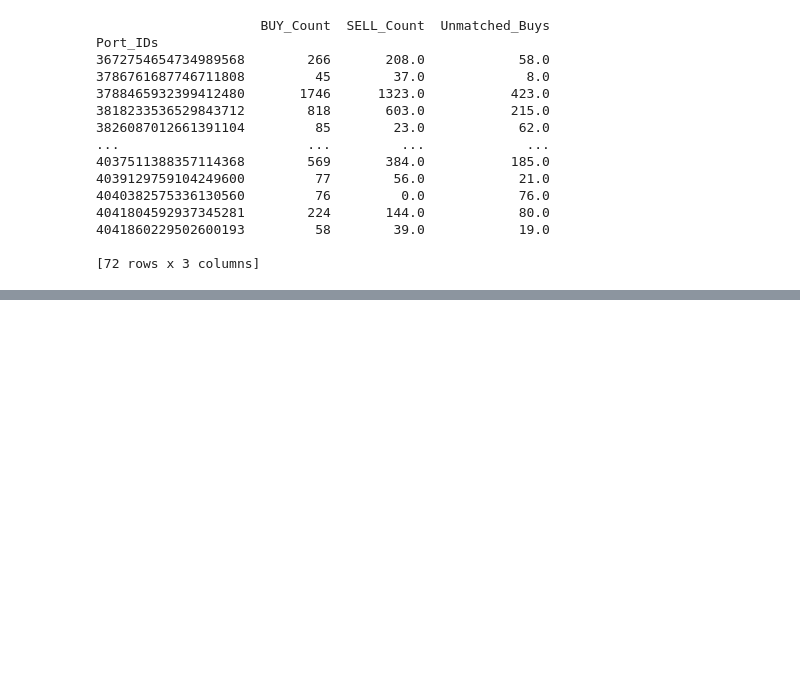
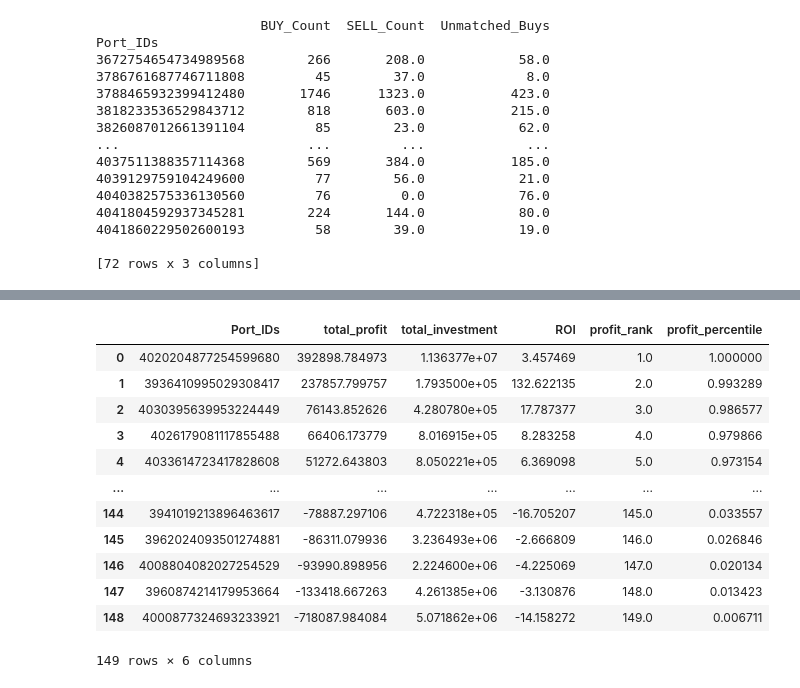
Before and after one commit to abhashgoyal/Binance-Account-Ranking-Algorithm, a Jupyter notebook: Assignment/notebooks/4-feat_eng/EDA_2.ipynb, the cells around one changed output, grey strips where cells are left out. Cells and saved outputs as stored; diff of their text form; code cells hidden in the pictures; blank space fills up the shorter version.

```diff
--- a/Assignment/notebooks/4-feat_eng/EDA_2.ipynb
+++ b/Assignment/notebooks/4-feat_eng/EDA_2.ipynb
@@ -791,0 +797,6 @@ Unique Port_IDs initially: 140
+# %%
+# Group by Port_IDs and sum total profit
+port_profit = portfolio_summary.groupby('Port_IDs')['total_profit'].sum().sort_values(ascending=False)
+
+print("\nTotal Profit by Port_ID:")
+print(port_profit)
@@ -791,0 +834,27 @@ Unique Port_IDs initially: 140
+# %%
+# Create a DataFrame from port_profit series
+port_profit_df = pd.DataFrame(port_profit).reset_index()
+port_profit_df.columns = ['Port_IDs', 'total_profit']
+
+# Calculate total investment using the original portfolio_summary DataFrame
+buy_trades = profit_analysis[profit_analysis['side'] == 'BUY'].groupby('Port_IDs').agg({
+    'trade_value': 'sum'
+}).reset_index()
+buy_trades.columns = ['Port_IDs', 'total_investment']
+
+# Merge investment data with profit data
+port_profit_df = port_profit_df.merge(buy_trades, on='Port_IDs')
+
+# Calculate ROI
+port_profit_df['ROI'] = (port_profit_df['total_profit'] / port_profit_df['total_investment']) * 100
+
+# Add summary statistics
+port_profit_df['profit_rank'] = port_profit_df['total_profit'].rank(ascending=False)
+port_profit_df['profit_percentile'] = port_profit_df['total_profit'].rank(pct=True)
+
+# Sort by ROI descending
+port_profit_df = port_profit_df.sort_values('ROI', ascending=False)
+
+# Display the first few rows with formatted columns
+print("\nPortfolio Performance Analysis:")
+print(port_profit_df[['Port_IDs', 'total_investment', 'total_profit', 'ROI', 'profit_rank', 'profit_percentile']].head())
@@ -791,0 +876,16 @@ Unique Port_IDs initially: 140
+# %%
+port_profit_df.sort_values('profit_rank', ascending=True)
+# %% [output]
+|  | Port_IDs | total_profit | total_investment | ROI | profit_rank | profit_percentile |
+| 0 | 4020204877254599680 | 392898.784973 | 1.136377e+07 | 3.457469 | 1.0 | 1.000000 |
+| 1 | 3936410995029308417 | 237857.799757 | 1.793500e+05 | 132.622135 | 2.0 | 0.993289 |
+| 2 | 4030395639953224449 | 76143.852626 | 4.280780e+05 | 17.787377 | 3.0 | 0.986577 |
+| 3 | 4026179081117855488 | 66406.173779 | 8.016915e+05 | 8.283258 | 4.0 | 0.979866 |
+| 4 | 4033614723417828608 | 51272.643803 | 8.050221e+05 | 6.369098 | 5.0 | 0.973154 |
+| ... | ... | ... | ... | ... | ... | ... |
+| 144 | 3941019213896463617 | -78887.297106 | 4.722318e+05 | -16.705207 | 145.0 | 0.033557 |
+| 145 | 3962024093501274881 | -86311.079936 | 3.236493e+06 | -2.666809 | 146.0 | 0.026846 |
+| 146 | 4008804082027254529 | -93990.898956 | 2.224600e+06 | -4.225069 | 147.0 | 0.020134 |
+| 147 | 3960874214179953664 | -133418.667263 | 4.261385e+06 | -3.130876 | 148.0 | 0.013423 |
+| 148 | 4000877324693233921 | -718087.984084 | 5.071862e+06 | -14.158272 | 149.0 | 0.006711 |
+149 rows × 6 columns
```
Also changed, not shown: parts of 18 cells of this notebook, 4 other files.
